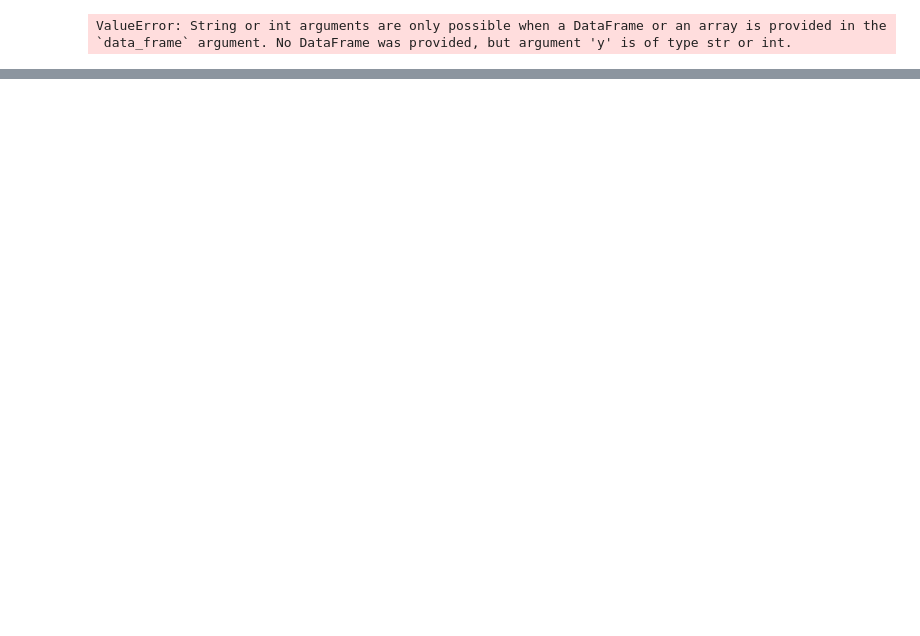
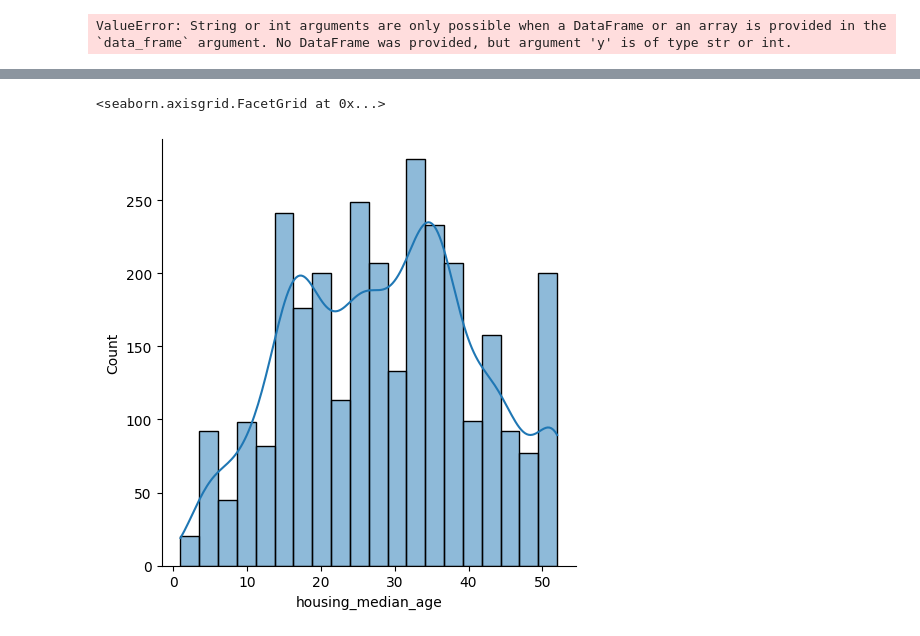
Before and after one commit to rajkumars27/Guvi-1, a Jupyter notebook: Practice.ipynb, the cells around one changed output, grey strips where cells are left out. Saved outputs shown, nothing was run; the diff lists cells and outputs as text; code cells hidden in the pictures; blank space fills up the shorter version.

```diff
--- a/Practice.ipynb
+++ b/Practice.ipynb
@@ -841,0 +856,3 @@ mv: cannot stat 'kaggle.json': No such file or directory
+# %%
+df2 = pd.read_csv('/content/sample_data/california_housing_test.csv')
+df2.head()
@@ -841,0 +866,6 @@ mv: cannot stat 'kaggle.json': No such file or directory
+# %%
+sns.displot(df2['housing_median_age'],kde=True)
+#kde is the line on top
+# %% [output]
+<seaborn.axisgrid.FacetGrid at 0x...>
+[figure, added]
```
Also changed, not shown: parts of 14 cells of this notebook.
